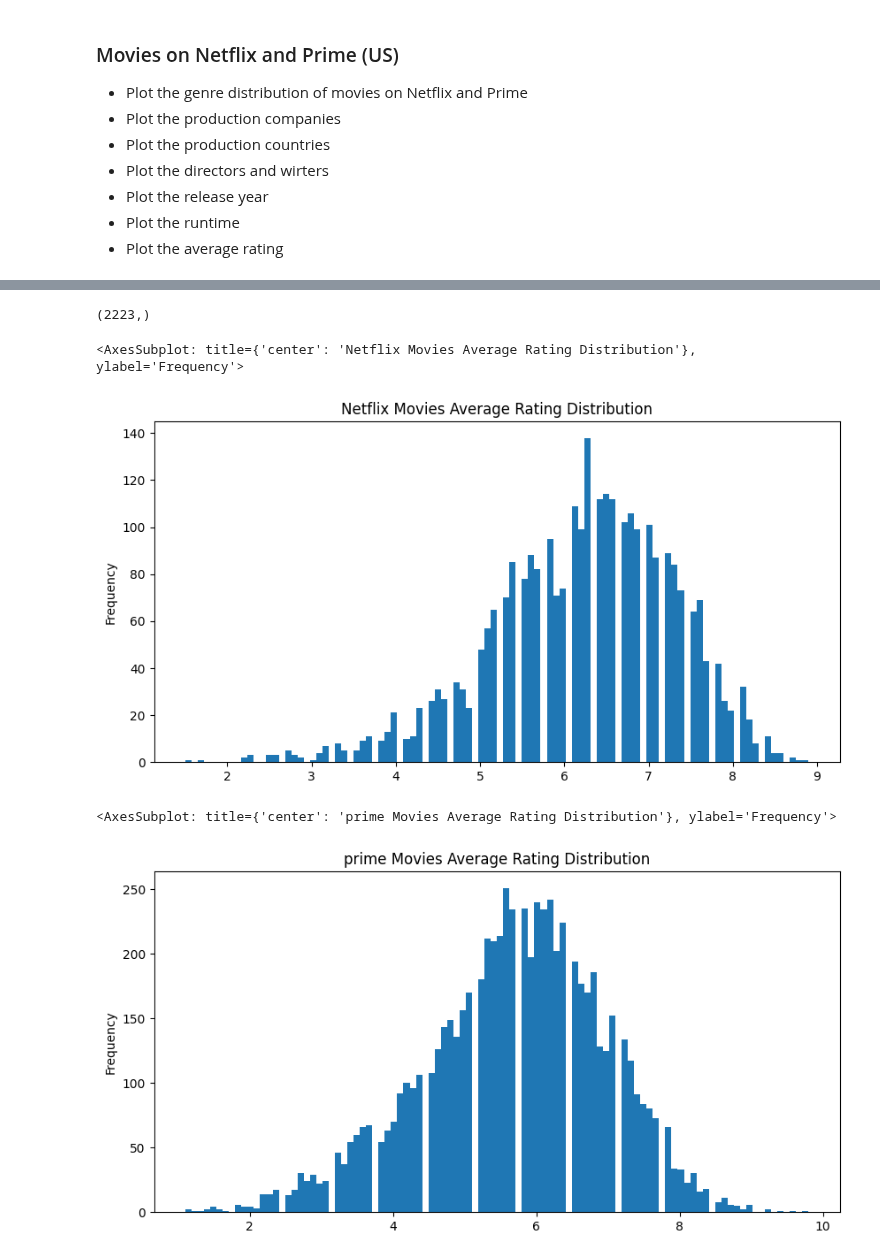
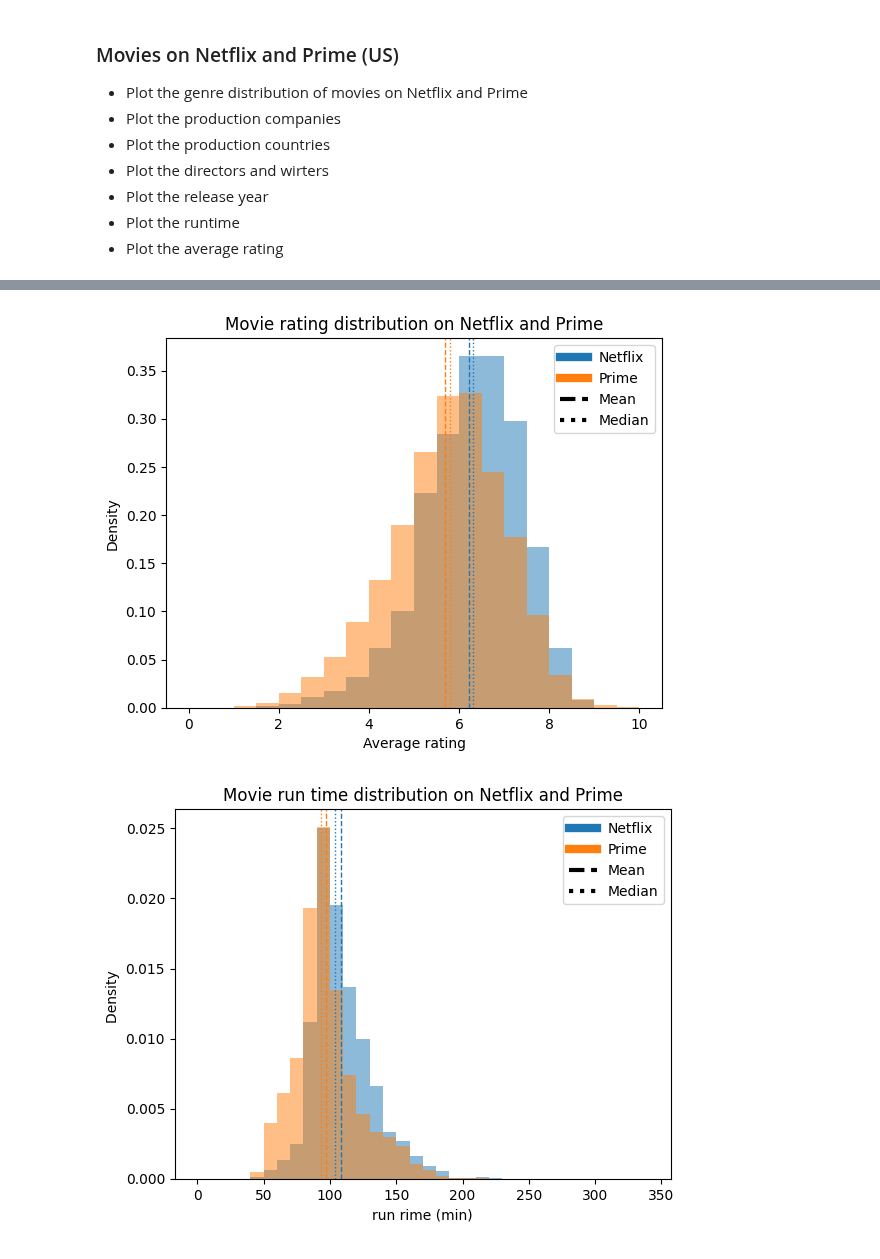
Before and after one commit to epfl-ada/ada-2022-project-lad3k, a Jupyter notebook: milestone3_part1.ipynb, the cells around one changed output, grey strips where cells are left out. Cells and saved outputs as stored; diff of their text form; code cells hidden in the pictures.

```diff
--- a/milestone3_part1.ipynb
+++ b/milestone3_part1.ipynb
@@ -143,17 +103,0 @@ df_movies_genre.sort_values(by='nb_movies', ascending=False).plot(
-# %%
-# plot production companies
-netflix_movies['production_companies'].unique().shape
-# %% [output]
-(2223,)
-# %%
-# plot netflix movies average ratings
-netflix_movies['averageRating'].plot(kind='hist', bins=100, figsize=(10, 5), title='Netflix Movies Average Rating Distribution')
-# %% [output]
-<AxesSubplot: title={'center': 'Netflix Movies Average Rating Distribution'}, ylabel='Frequency'>
-[figure, removed]
-# %%
-# plot prime movies average ratings
-prime_movies['averageRating'].plot(kind='hist', bins=100, figsize=(10, 5), title='prime Movies Average Rating Distribution')
-# %% [output]
-<AxesSubplot: title={'center': 'prime Movies Average Rating Distribution'}, ylabel='Frequency'>
-[figure, removed]
@@ -159,0 +321,9 @@ prime_movies['averageRating'].plot(kind='hist', bins=100, figsize=(10, 5), title
+# %%
+plot_distribution(df, 'averageRating')
+plot_distribution(df, 'runtimeMinutes')
+plot_distribution(df, 'release_year')
+plot_distribution(df, 'revenue')
+plot_distribution(df, 'numVotes')
+# %% [output]
+[figure, added]
+[figure, added]
```
Also changed, not shown: parts of 35 cells of this notebook, 1 other file.
